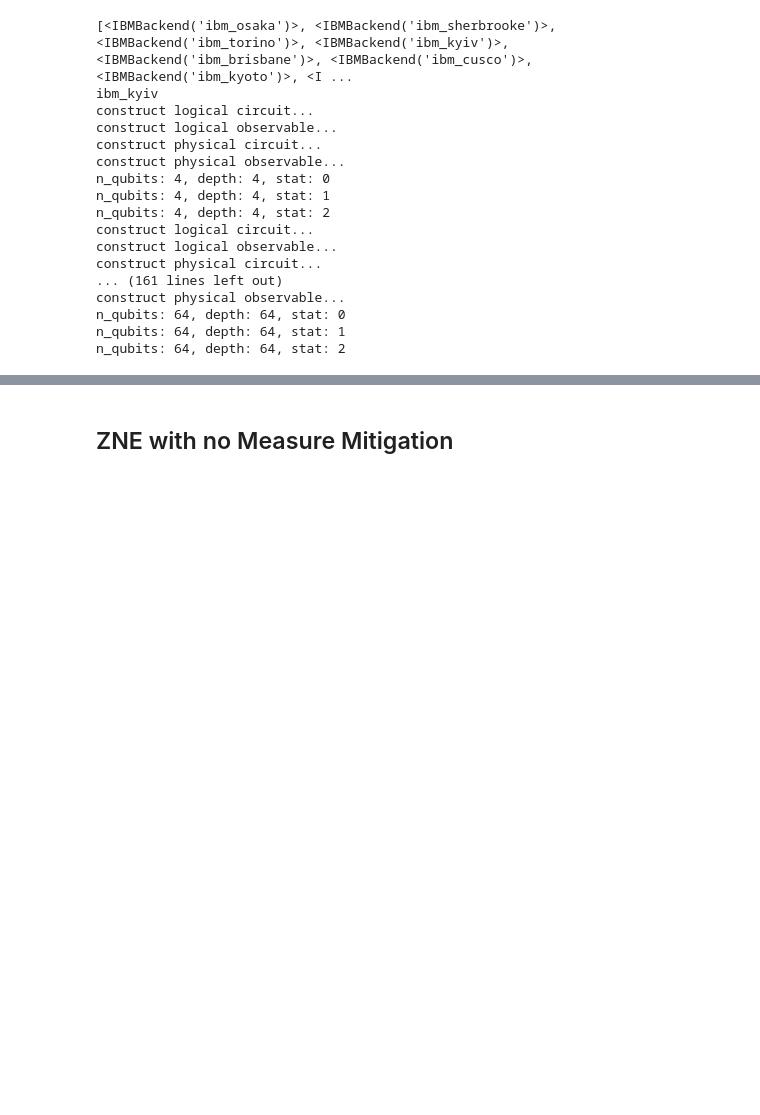
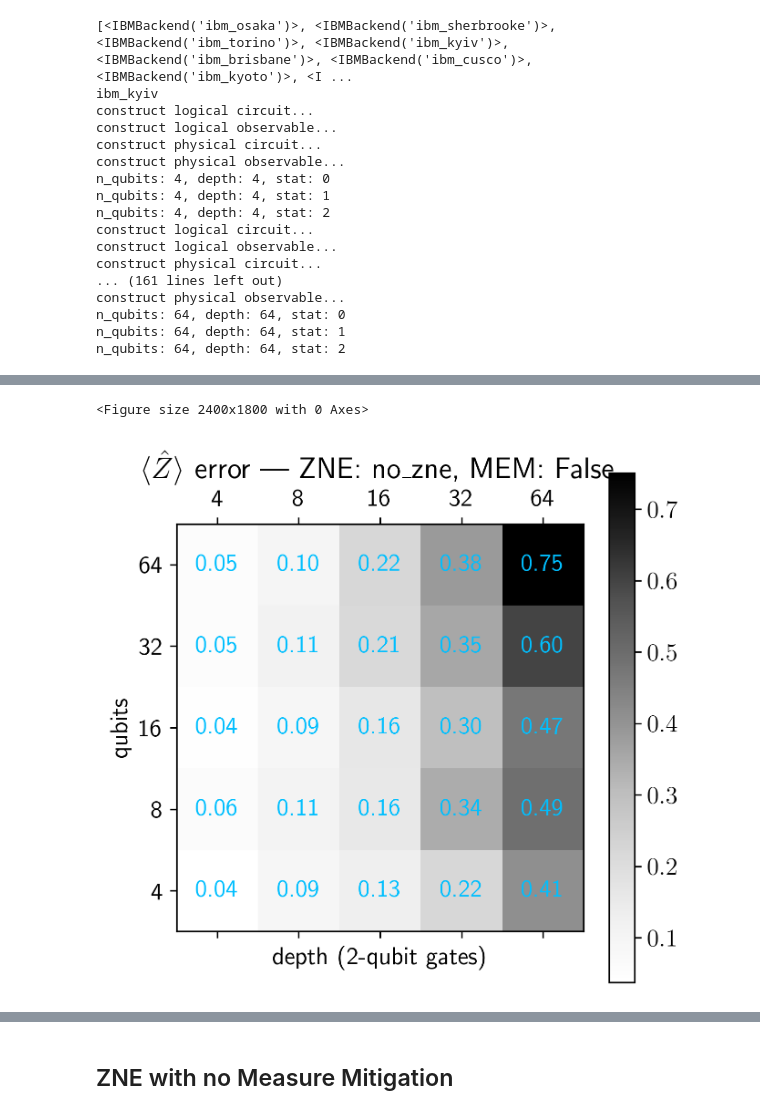
Before and after one commit to Fradm98/qs-qh, a Jupyter notebook: src/notebooks/challenge_1.ipynb, the cells around one changed output, grey strips where cells are left out. Saved outputs shown, nothing was run; the diff lists cells and outputs as text; code cells hidden in the pictures; blank space fills up the shorter version.

Commit message:
auto plot and retrieve

```diff
--- a/src/notebooks/challenge_1.ipynb
+++ b/src/notebooks/challenge_1.ipynb
@@ -39,0 +48,10 @@ n_qubits: 64, depth: 64, stat: 2
+# %%
+service = QiskitRuntimeService(name="ibm-ikerbasque")
+qubits = [4,8,16,32,64]
+depths = [4,8,16,32,64]
+# %%
+zne = False
+zne_extrapolator = "no_zne"
+mem = False
+
+mean_errors = retrieve_results(qubits, depths, zne_extrapolator, mem, zne, service)
@@ -39,0 +76,8 @@ n_qubits: 64, depth: 64, stat: 2
+# %%
+# Generate some random data (replace this with your actual data)
+data = (1 - np.asarray(mean_errors)).reshape((len(qubits),len(depths)))
+
+plot_colormap(data, qubits, depths, zne_extrapolator, mem)
+# %% [output]
+<Figure size 2400x1800 with 0 Axes>
+[figure, added]
```
Also changed, not shown: parts of 14 cells of this notebook, 3 other files.
